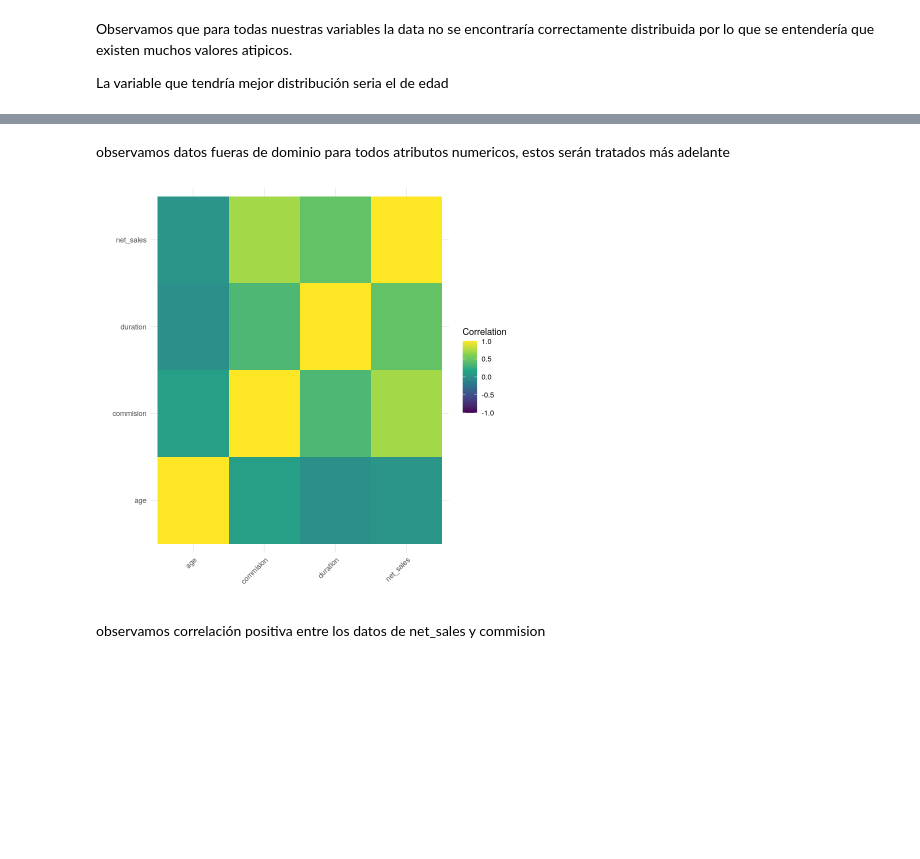
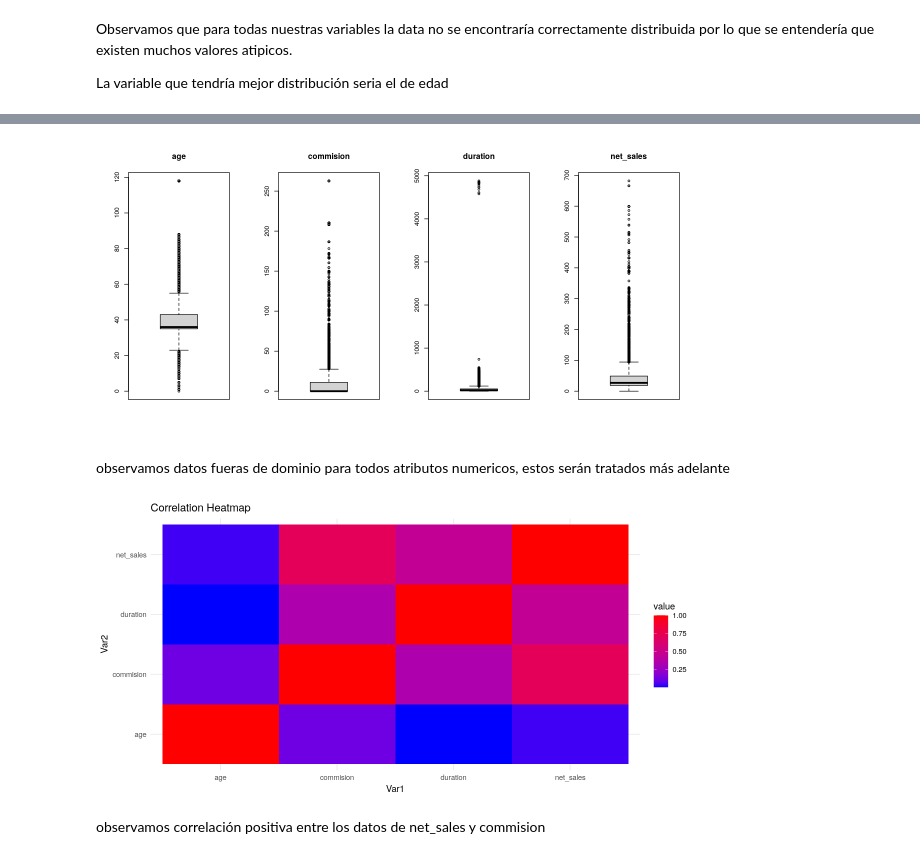
Before and after one commit to gdelgador/devcontainers-rstudio, a Jupyter notebook: explore-data/activida1.ipynb, the cells around one changed output, grey strips where cells are left out. Saved outputs shown, nothing was run; the diff lists cells and outputs as text; code cells hidden in the pictures; blank space fills up the shorter version.

```diff
--- a/explore-data/activida1.ipynb
+++ b/explore-data/activida1.ipynb
@@ -338,22 +276,29 @@ do.call(grid.arrange, c(plots, ncol = length(variables_numericas)))
+# %%
+# Crear graficos de caja para atributos numericos
+# Crear gráficos de caja para atributos numéricos
+par(mfrow = c(1, length(variables_numericas)))
+for (i in 1:length(variables_numericas)) {
+    boxplot(df_clean[[variables_numericas[i]]], main = variables_numericas[i])
+}
+# %% [output]
+[figure, added]
 # %% [markdown]
 observamos datos fueras de dominio para todos atributos numericos, estos serán tratados más adelante
-# %%
-library(ggplot2)
-library(reshape2)
-
-# Suponiendo que `df_clean` es tu DataFrame en R
-cor_matrix <- cor(df_clean[variables_numericas], use = "complete.obs")
-melted_cor_matrix <- melt(cor_matrix)
-
-# Crear el mapa de calor
-ggplot(melted_cor_matrix, aes(Var1, Var2, fill = value)) +
-  geom_tile() +
-  scale_fill_viridis_c(limits = c(-1, 1)) +
-  theme_minimal() +
-  labs(x = '', y = '', fill = 'Correlation') +
-  theme(axis.text.x = element_text(angle = 45, hjust = 1))
-# %% [output]
-[figure, removed]
+# %%
+# generamos mapa de calor para conocer correlación entre las variables
+library(ggplot2)
+library(reshape2)
+
+correlation_matrix <- cor(df_clean[variables_numericas])
+melted_correlation <- melt(correlation_matrix)
+
+ggplot(data = melted_correlation, aes(x = Var1, y = Var2, fill = value)) +
+    geom_tile() +
+    scale_fill_gradient(low = "blue", high = "red") +
+    labs(title = "Correlation Heatmap") +
+    theme_minimal()
+# %% [output]
+[figure, added]
 # %% [markdown]
 observamos correlación positiva entre los datos de net_sales y commision
 # %% [markdown]
```
Also changed, not shown: parts of 55 cells of this notebook.
